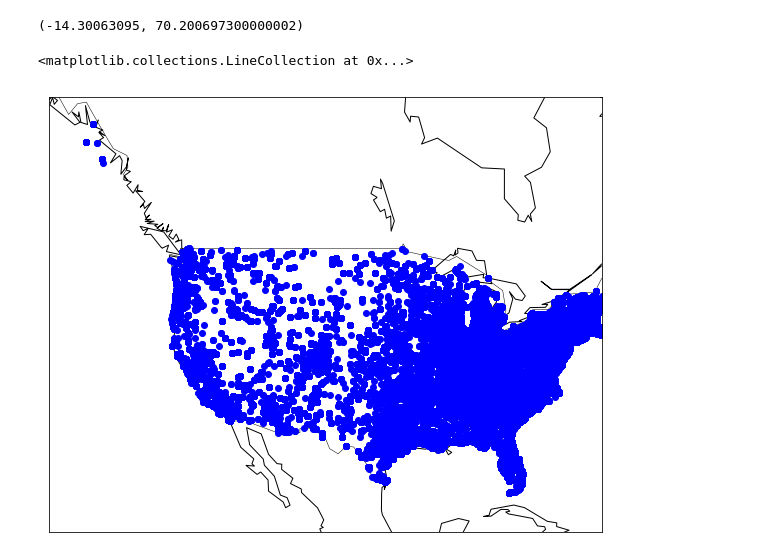
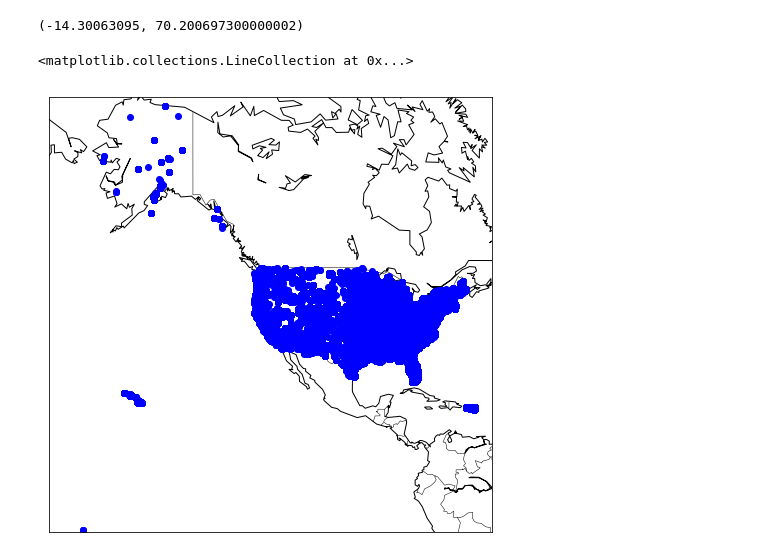
Before and after one commit to gpcarr/twitter_data_analysis, a Jupyter notebook: clusters.ipynb, the cells around one changed output. Cells and saved outputs as stored; diff of their text form; code cells hidden in the pictures.

```diff
--- a/clusters.ipynb
+++ b/clusters.ipynb
@@ -407,17 +386,14 @@ lons = list(all_df.lon)
 lats = list(all_df.lat)
 # %%
 my_map = Basemap(projection='merc', resolution='c',
-                llcrnrlat=20, urcrnrlat=60,
-                llcrnrlon=-140, urcrnrlon=-70)
-
-# x, y = my_map(-90, 50)
-# my_map.plot(x, y, 'bo')
+                llcrnrlat=-15, urcrnrlat=71,
+                llcrnrlon=-180, urcrnrlon=-60)
 
 x, y = my_map(lons, lats)
 my_map.plot(x, y, 'bo')
 
 my_map.drawcoastlines()
 my_map.drawcountries()
 # %% [output]
 <matplotlib.collections.LineCollection at 0x...>
-[figure, old version]
+[figure, new version]
```
Also changed, not shown: parts of 2 cells of this notebook.
